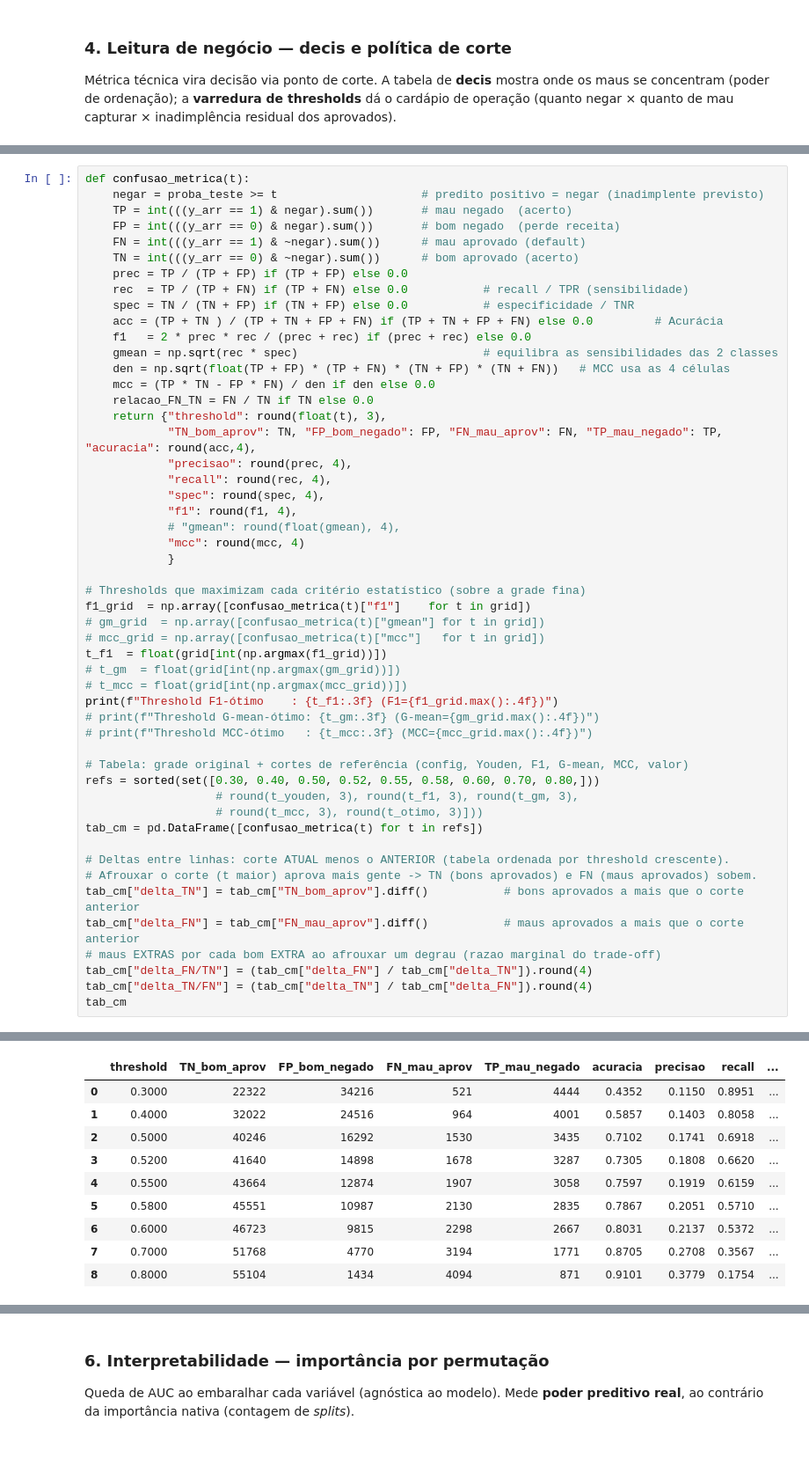
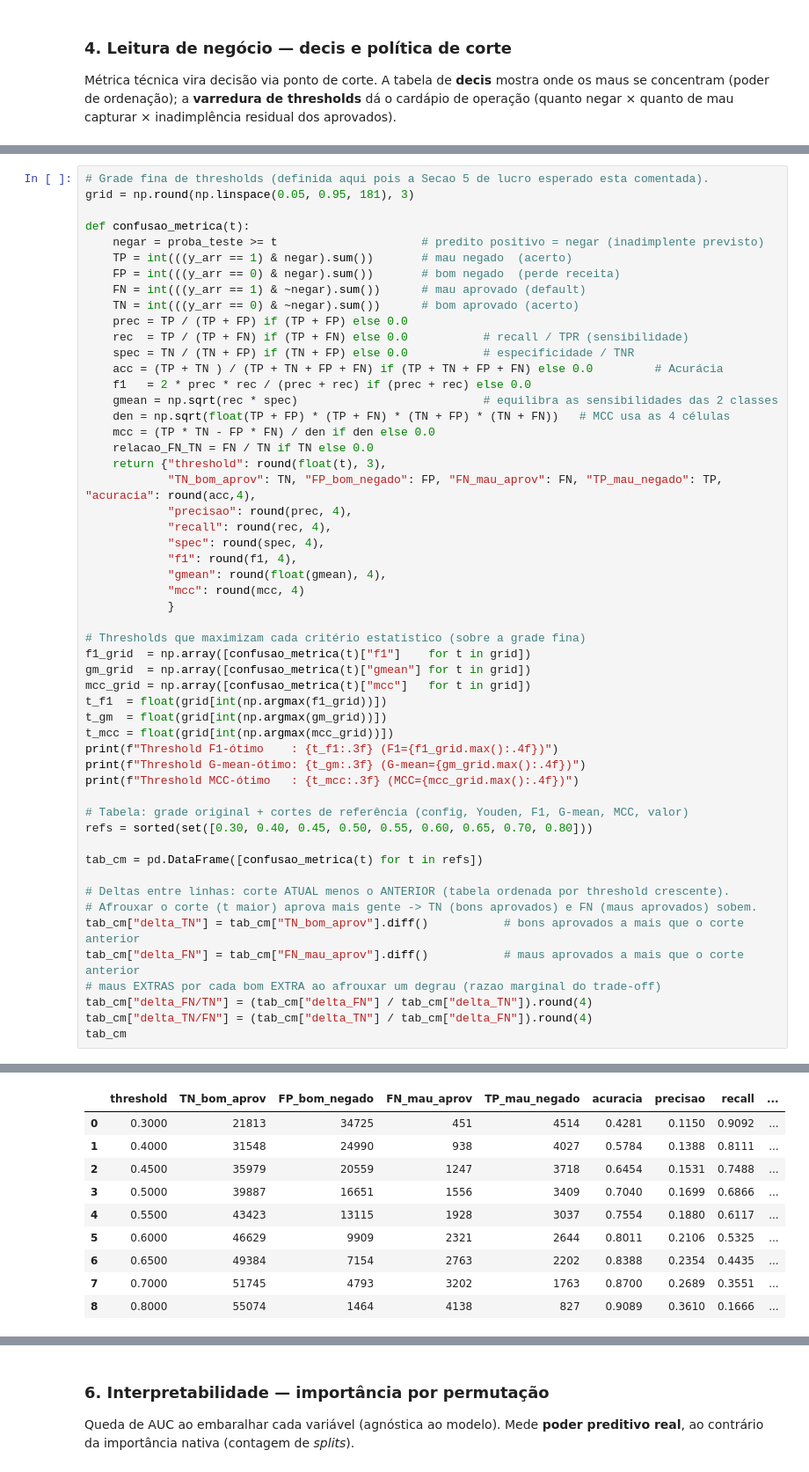
Before and after one commit to YuriKnebel/ProjetoFinalPosFIA-Individual, a Jupyter notebook: data-platform/Model/evaluation.ipynb, the cells around one changed output, grey strips where cells are left out. Shown at 88% size. Saved outputs shown, nothing was run; the diff lists cells and outputs as text.

```diff
--- a/data-platform/Model/evaluation.ipynb
+++ b/data-platform/Model/evaluation.ipynb
@@ -355,4 +336,7 @@ Então, por threshold:
 # %%
+# Grade fina de thresholds (definida aqui pois a Secao 5 de lucro esperado esta comentada).
+grid = np.round(np.linspace(0.05, 0.95, 181), 3)
+
 def confusao_metrica(t):
     negar = proba_teste >= t                     # predito positivo = negar (inadimplente previsto)
     TP = int(((y_arr == 1) & negar).sum())       # mau negado  (acerto)
@@ -374,25 +358,24 @@ def confusao_metrica(t):
             "recall": round(rec, 4),
             "spec": round(spec, 4),
             "f1": round(f1, 4),
-            # "gmean": round(float(gmean), 4),
+            "gmean": round(float(gmean), 4),
             "mcc": round(mcc, 4)
             }
 
 # Thresholds que maximizam cada critério estatístico (sobre a grade fina)
 f1_grid  = np.array([confusao_metrica(t)["f1"]    for t in grid])
-# gm_grid  = np.array([confusao_metrica(t)["gmean"] for t in grid])
-# mcc_grid = np.array([confusao_metrica(t)["mcc"]   for t in grid])
+gm_grid  = np.array([confusao_metrica(t)["gmean"] for t in grid])
+mcc_grid = np.array([confusao_metrica(t)["mcc"]   for t in grid])
 t_f1  = float(grid[int(np.argmax(f1_grid))])
-# t_gm  = float(grid[int(np.argmax(gm_grid))])
-# t_mcc = float(grid[int(np.argmax(mcc_grid))])
+t_gm  = float(grid[int(np.argmax(gm_grid))])
+t_mcc = float(grid[int(np.argmax(mcc_grid))])
 print(f"Threshold F1-ótimo    : {t_f1:.3f} (F1={f1_grid.max():.4f})")
-# print(f"Threshold G-mean-ótimo: {t_gm:.3f} (G-mean={gm_grid.max():.4f})")
-# print(f"Threshold MCC-ótimo   : {t_mcc:.3f} (MCC={mcc_grid.max():.4f})")
+print(f"Threshold G-mean-ótimo: {t_gm:.3f} (G-mean={gm_grid.max():.4f})")
+print(f"Threshold MCC-ótimo   : {t_mcc:.3f} (MCC={mcc_grid.max():.4f})")
 
 # Tabela: grade original + cortes de referência (config, Youden, F1, G-mean, MCC, valor)
-refs = sorted(set([0.30, 0.40, 0.50, 0.52, 0.55, 0.58, 0.60, 0.70, 0.80,]))
-                   # round(t_youden, 3), round(t_f1, 3), round(t_gm, 3),
-                   # round(t_mcc, 3), round(t_otimo, 3)]))
+refs = sorted(set([0.30, 0.40, 0.45, 0.50, 0.55, 0.60, 0.65, 0.70, 0.80]))
+
 tab_cm = pd.DataFrame([confusao_metrica(t) for t in refs])
 
 # Deltas entre linhas: corte ATUAL menos o ANTERIOR (tabela ordenada por threshold crescente).
@@ -408,10 +393,10 @@ Threshold F1-ótimo    : 0.635 (F1=0.3117)
 |  | threshold | TN_bom_aprov | FP_bom_negado | FN_mau_aprov | TP_mau_negado | acuracia | precisao | recall | ... |
-| 0 | 0.3000 | 22322 | 34216 | 521 | 4444 | 0.4352 | 0.1150 | 0.8951 | ... |
-| 1 | 0.4000 | 32022 | 24516 | 964 | 4001 | 0.5857 | 0.1403 | 0.8058 | ... |
-| 2 | 0.5000 | 40246 | 16292 | 1530 | 3435 | 0.7102 | 0.1741 | 0.6918 | ... |
-| 3 | 0.5200 | 41640 | 14898 | 1678 | 3287 | 0.7305 | 0.1808 | 0.6620 | ... |
-| 4 | 0.5500 | 43664 | 12874 | 1907 | 3058 | 0.7597 | 0.1919 | 0.6159 | ... |
-| 5 | 0.5800 | 45551 | 10987 | 2130 | 2835 | 0.7867 | 0.2051 | 0.5710 | ... |
-| 6 | 0.6000 | 46723 | 9815 | 2298 | 2667 | 0.8031 | 0.2137 | 0.5372 | ... |
-| 7 | 0.7000 | 51768 | 4770 | 3194 | 1771 | 0.8705 | 0.2708 | 0.3567 | ... |
-| 8 | 0.8000 | 55104 | 1434 | 4094 | 871 | 0.9101 | 0.3779 | 0.1754 | ... |
+| 0 | 0.3000 | 21813 | 34725 | 451 | 4514 | 0.4281 | 0.1150 | 0.9092 | ... |
+| 1 | 0.4000 | 31548 | 24990 | 938 | 4027 | 0.5784 | 0.1388 | 0.8111 | ... |
+| 2 | 0.4500 | 35979 | 20559 | 1247 | 3718 | 0.6454 | 0.1531 | 0.7488 | ... |
+| 3 | 0.5000 | 39887 | 16651 | 1556 | 3409 | 0.7040 | 0.1699 | 0.6866 | ... |
+| 4 | 0.5500 | 43423 | 13115 | 1928 | 3037 | 0.7554 | 0.1880 | 0.6117 | ... |
+| 5 | 0.6000 | 46629 | 9909 | 2321 | 2644 | 0.8011 | 0.2106 | 0.5325 | ... |
+| 6 | 0.6500 | 49384 | 7154 | 2763 | 2202 | 0.8388 | 0.2354 | 0.4435 | ... |
+| 7 | 0.7000 | 51745 | 4793 | 3202 | 1763 | 0.8700 | 0.2689 | 0.3551 | ... |
+| 8 | 0.8000 | 55074 | 1464 | 4138 | 827 | 0.9089 | 0.3610 | 0.1666 | ... |
```
Also changed, not shown: parts of 25 cells of this notebook, 5 other files.
